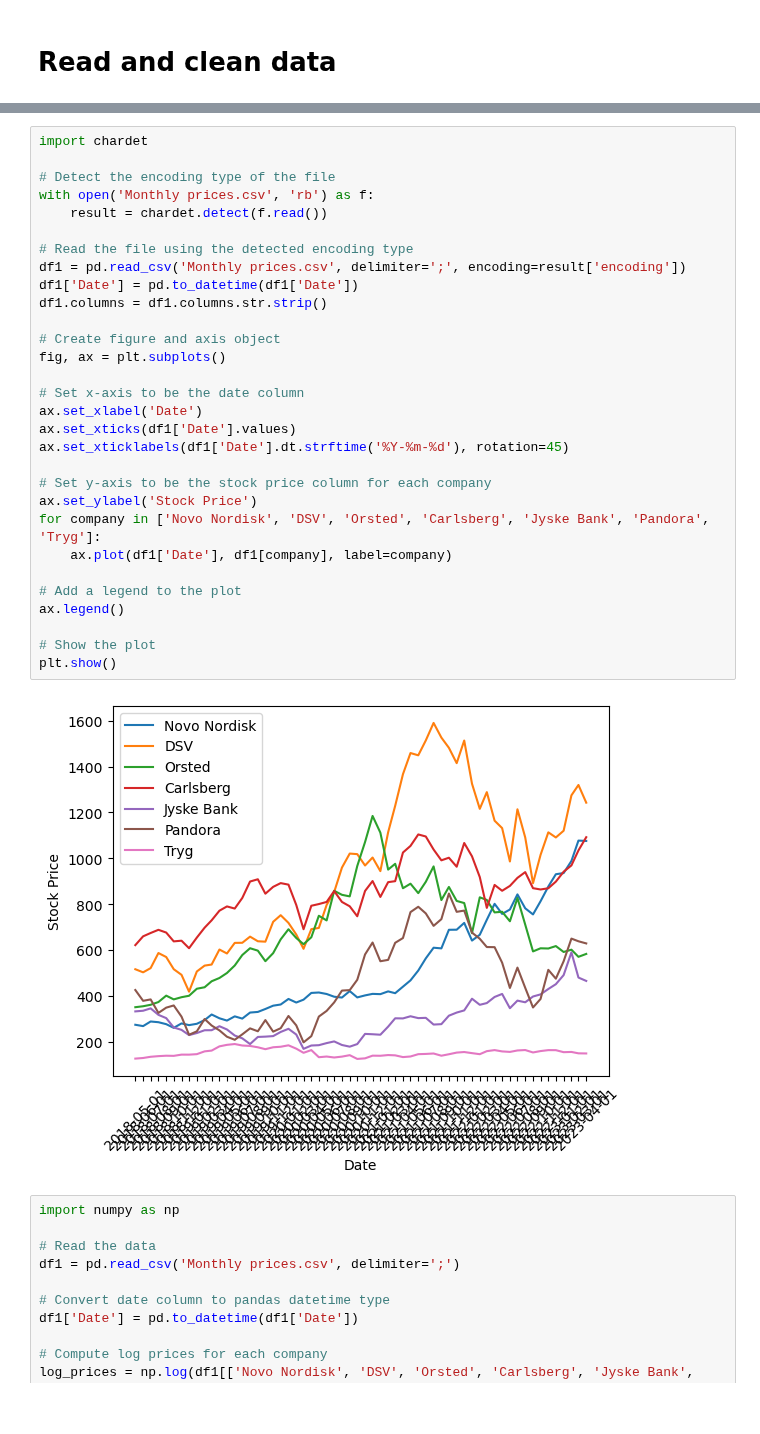
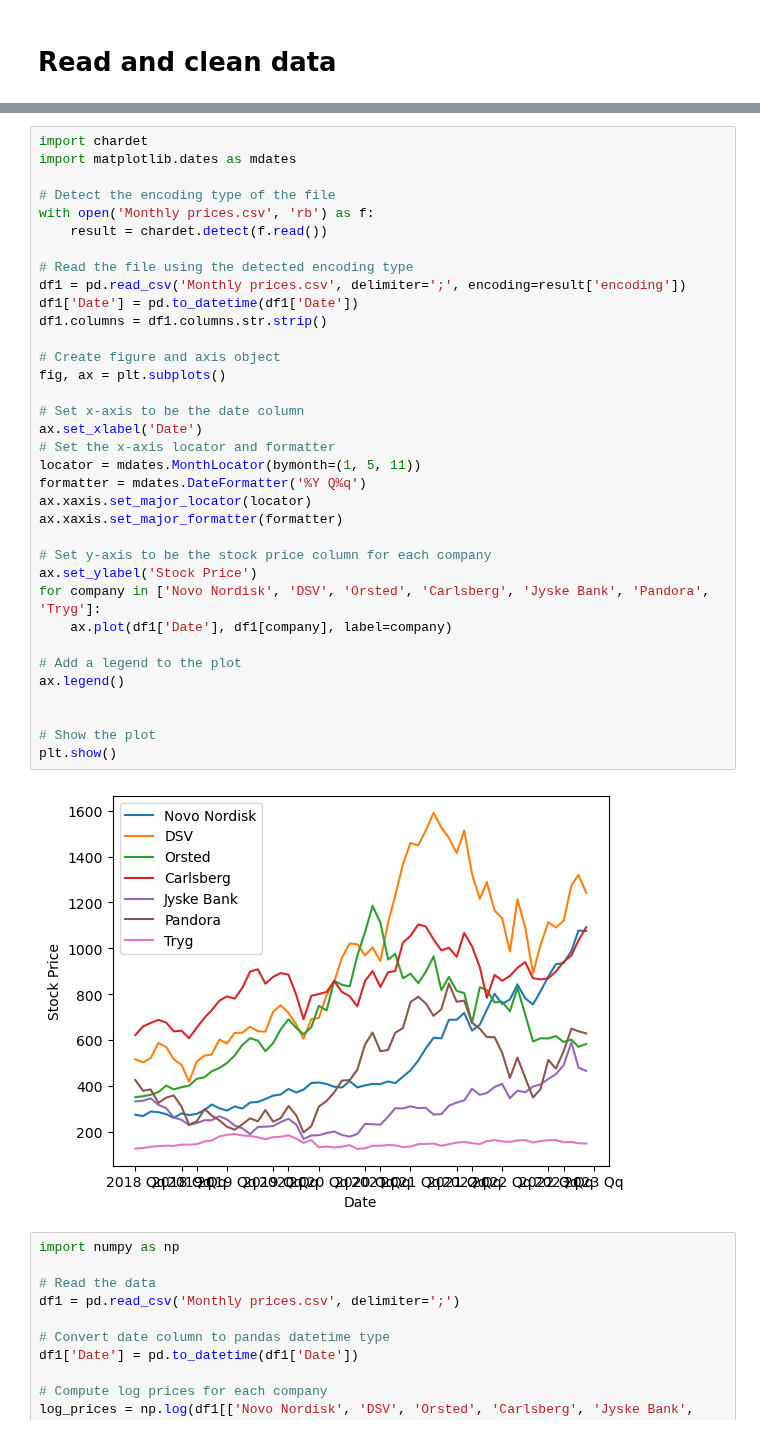
Before and after one commit to NumEconCopenhagen/projects-2023-mmj, a Jupyter notebook: dataproject/dataproject.ipynb, the cells around one changed output, grey strips where cells are left out. Drawn from its saved outputs; the diff is of its cells as text; blank space fills up the shorter version.

```diff
--- a/dataproject/dataproject.ipynb
+++ b/dataproject/dataproject.ipynb
@@ -44,35 +54,40 @@ plt.show()
 # %%
 import chardet
+import matplotlib.dates as mdates
 
 # Detect the encoding type of the file
 with open('Monthly prices.csv', 'rb') as f:
     result = chardet.detect(f.read())
 
 # Read the file using the detected encoding type
 df1 = pd.read_csv('Monthly prices.csv', delimiter=';', encoding=result['encoding'])
 df1['Date'] = pd.to_datetime(df1['Date'])
 df1.columns = df1.columns.str.strip()
 
 # Create figure and axis object
 fig, ax = plt.subplots()
 
 # Set x-axis to be the date column
 ax.set_xlabel('Date')
-ax.set_xticks(df1['Date'].values)
-ax.set_xticklabels(df1['Date'].dt.strftime('%Y-%m-%d'), rotation=45)
+# Set the x-axis locator and formatter
+locator = mdates.MonthLocator(bymonth=(1, 5, 11))
+formatter = mdates.DateFormatter('%Y Q%q')
+ax.xaxis.set_major_locator(locator)
+ax.xaxis.set_major_formatter(formatter)
 
 # Set y-axis to be the stock price column for each company
 ax.set_ylabel('Stock Price')
 for company in ['Novo Nordisk', 'DSV', 'Orsted', 'Carlsberg', 'Jyske Bank', 'Pandora', 'Tryg']:
     ax.plot(df1['Date'], df1[company], label=company)
 
 # Add a legend to the plot
 ax.legend()
 
+
 # Show the plot
 plt.show()
 # %% [output]
-[figure, old version]
+[figure, new version]
 # %%
 import numpy as np
 
```
Also changed, not shown: parts of 1 cell of this notebook.
